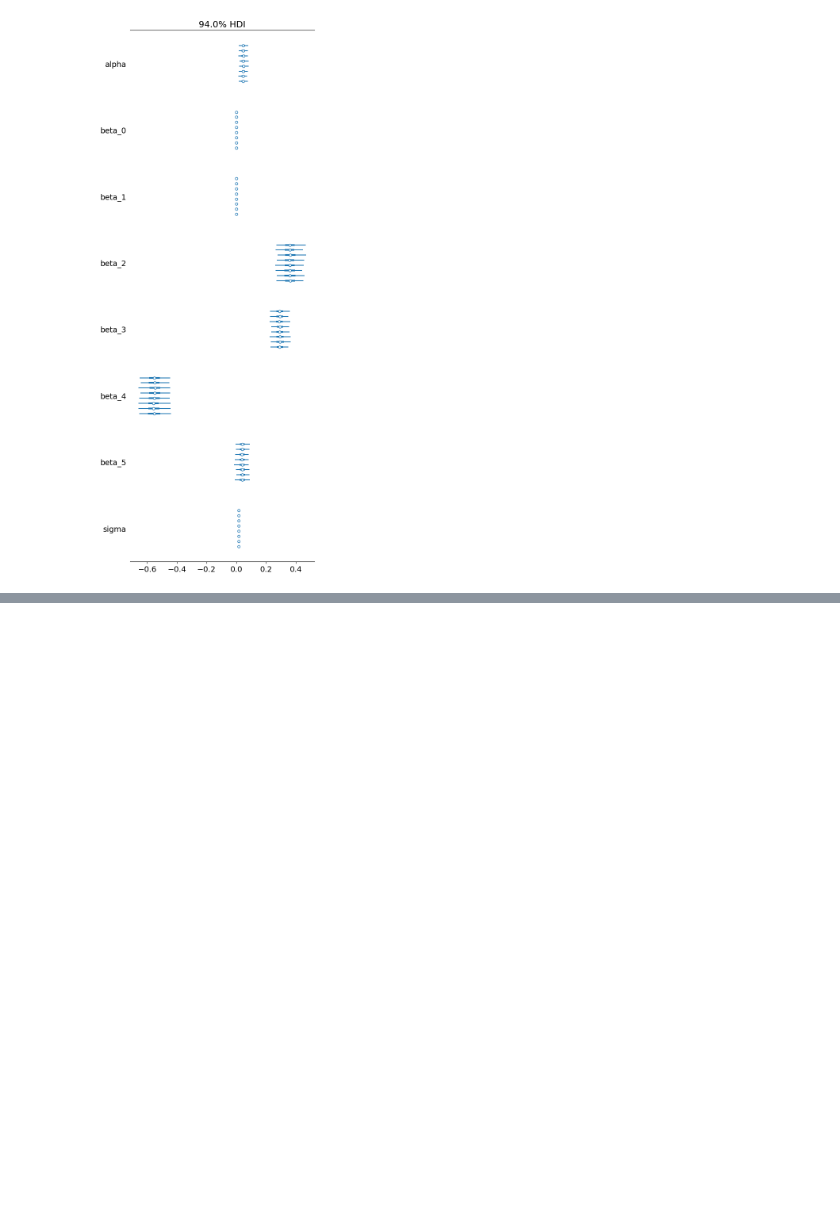
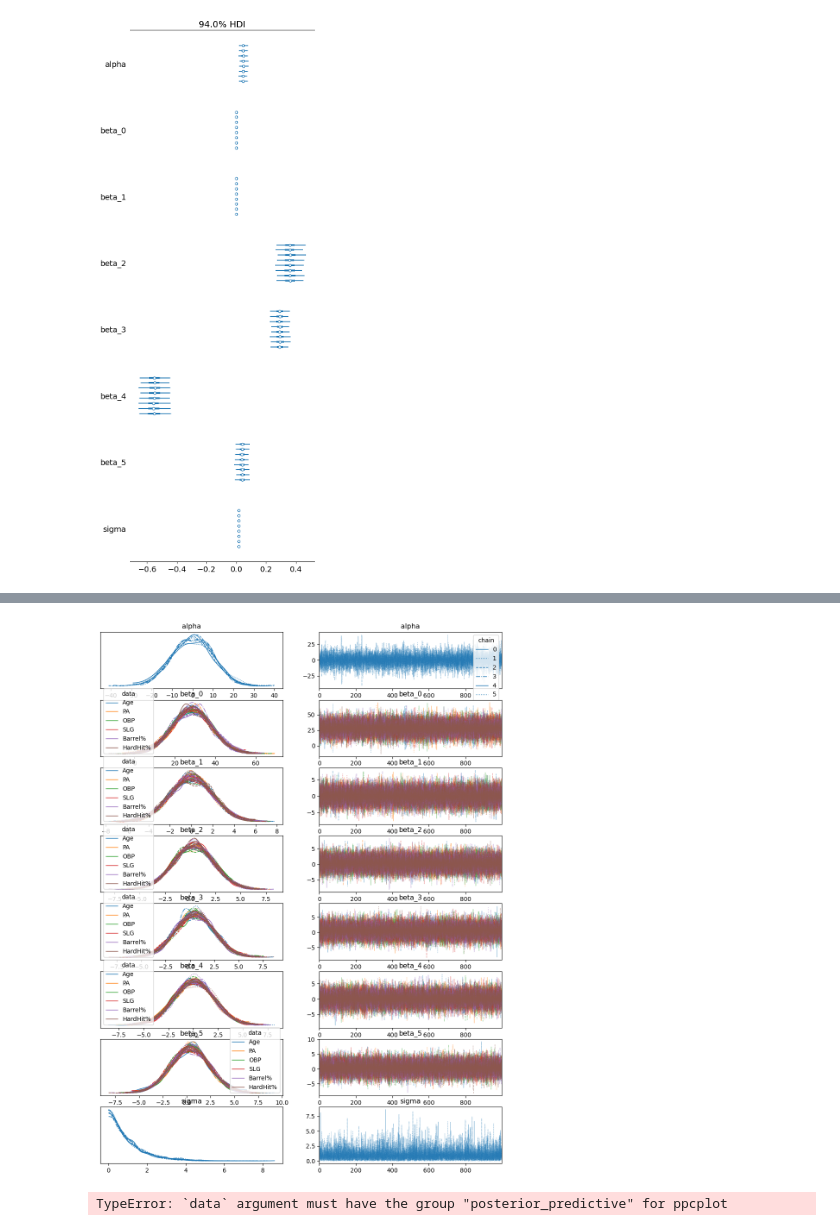
Before and after one commit to alexanderneva/baseball, a Jupyter notebook: test_run.ipynb, the cells around one changed output, grey strips where cells are left out. Cells and saved outputs as stored; diff of their text form; code cells hidden in the pictures; blank space fills up the shorter version.

Commit message:
adding names to test model

```diff
--- a/test_run.ipynb
+++ b/test_run.ipynb
@@ -283,0 +289,10 @@ pm.model_to_graphviz(model_0)
+# %%
+# running model with names
+with pm.Model(coords={"data":data_model_0}) as model_0_names:
+    alpha = pm.Normal("alpha", mu=0, sigma=10)
+    test = pm.Normal("test", 0,sigma=1,dims="data")
+    sigma = pm.Exponential("sigma", 1)
+    mu = alpha + pm.math.dot(data_model_0,test)
+    y_obs = pm.Normal("y_obs", mu, sigma, observed=y)
+    idata_2 = pm.sample(cores=8)
+    post = pm.sample_posterior_predictive(idata_2)
@@ -283,0 +309,8 @@ pm.model_to_graphviz(model_0)
+# %%
+az.plot_trace(idata_2,legend=True,compact=True);
+# %% [output]
+[figure, added]
+# %%
+az.plot_ppc(post,num_pp_samples=200)
+# %% [output]
+TypeError: `data` argument must have the group "posterior_predictive" for ppcplot
```
Also changed, not shown: parts of 4 cells of this notebook.
